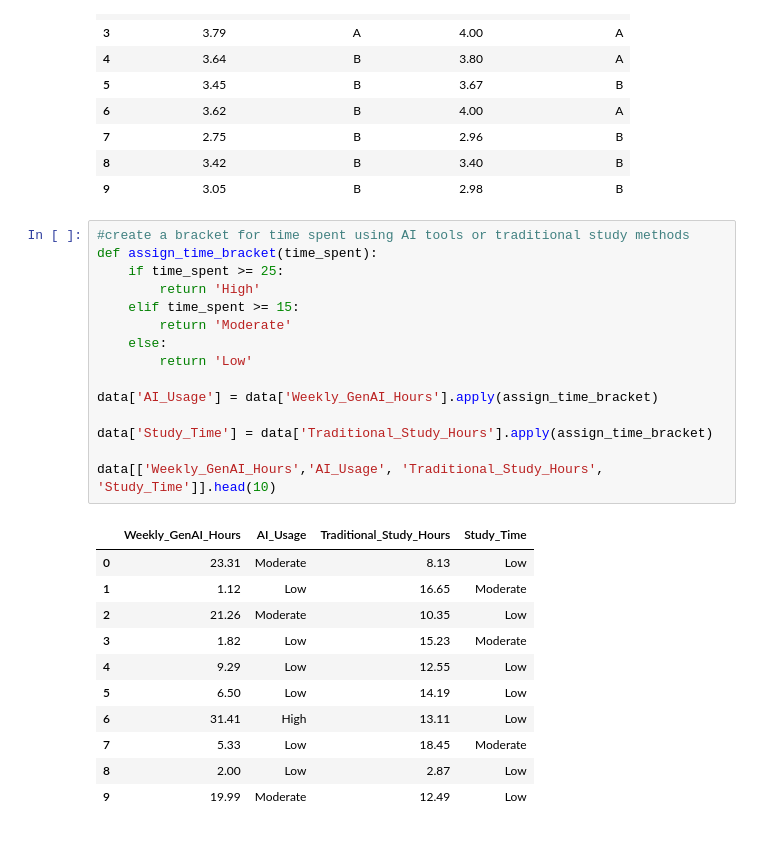
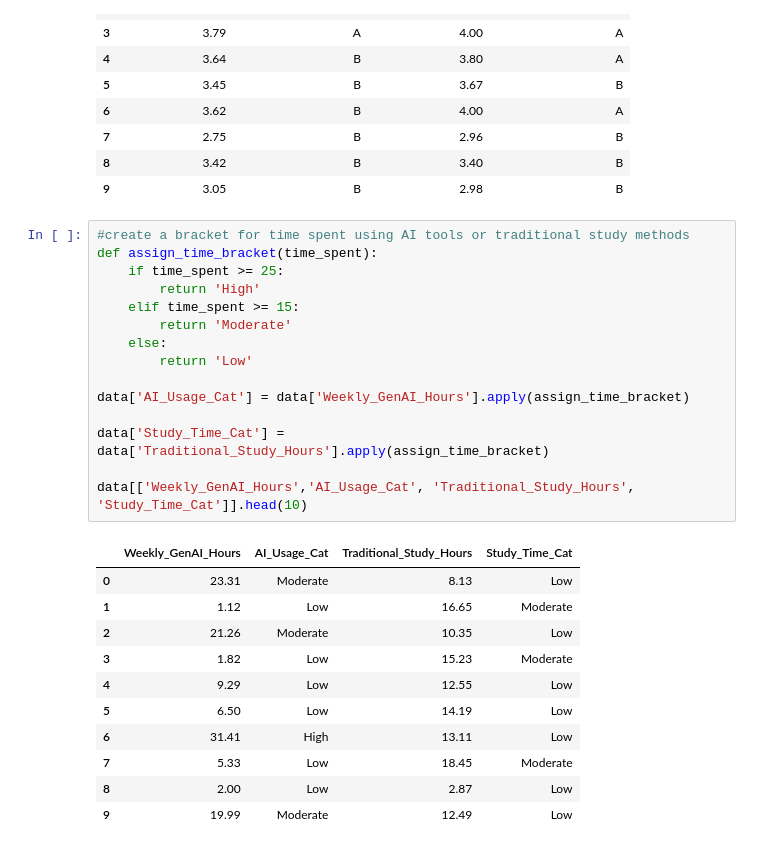
Before and after one commit to M3rkvry/gen_ai_student_impact_prj, a Jupyter notebook: analysis.ipynb, the cells around one changed output. Saved outputs shown, nothing was run; the diff lists cells and outputs as text.

```diff
--- a/analysis.ipynb
+++ b/analysis.ipynb
@@ -188,20 +188,20 @@ data[['Pre_Semester_GPA', 'Pre_Sem_Letter_Grade', 'Post_Semester_GPA','Post_Sem_
 # %%
 #create a bracket for time spent using AI tools or traditional study methods
 def assign_time_bracket(time_spent):
     if time_spent >= 25:
         return 'High'
     elif time_spent >= 15:
         return 'Moderate'
     else:
         return 'Low'
 
-data['AI_Usage'] = data['Weekly_GenAI_Hours'].apply(assign_time_bracket)
+data['AI_Usage_Cat'] = data['Weekly_GenAI_Hours'].apply(assign_time_bracket)
 
-data['Study_Time'] = data['Traditional_Study_Hours'].apply(assign_time_bracket)
+data['Study_Time_Cat'] = data['Traditional_Study_Hours'].apply(assign_time_bracket)
 
-data[['Weekly_GenAI_Hours','AI_Usage', 'Traditional_Study_Hours', 'Study_Time']].head(10)
+data[['Weekly_GenAI_Hours','AI_Usage_Cat', 'Traditional_Study_Hours', 'Study_Time_Cat']].head(10)
 # %% [output]
-|  | Weekly_GenAI_Hours | AI_Usage | Traditional_Study_Hours | Study_Time |
+|  | Weekly_GenAI_Hours | AI_Usage_Cat | Traditional_Study_Hours | Study_Time_Cat |
 | 0 | 23.31 | Moderate | 8.13 | Low |
 | 1 | 1.12 | Low | 16.65 | Moderate |
 | 2 | 21.26 | Moderate | 10.35 | Low |
```
Also changed, not shown: parts of 4 cells of this notebook, 1 other file.
